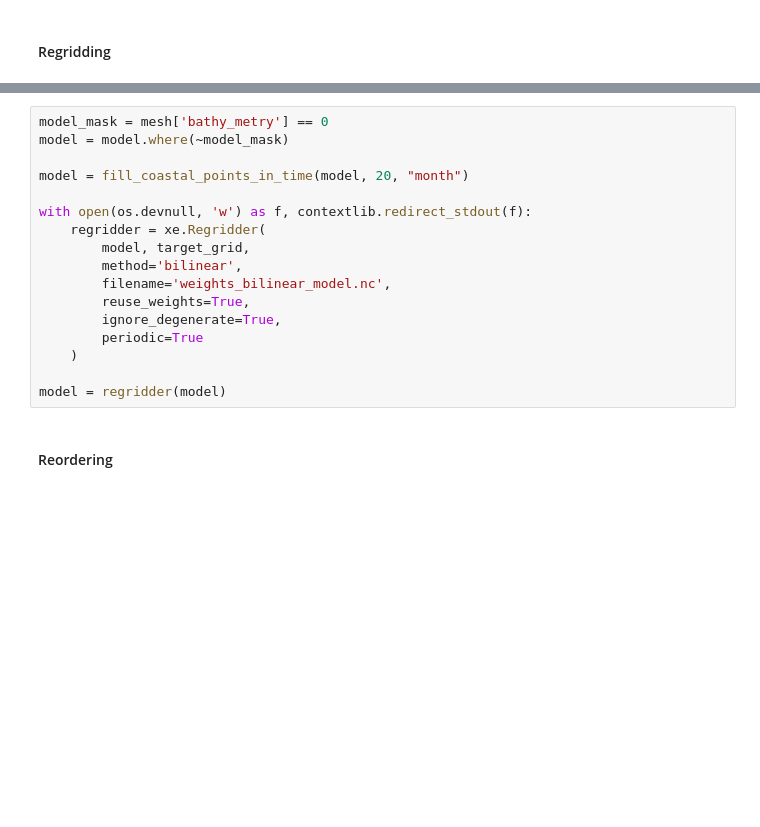
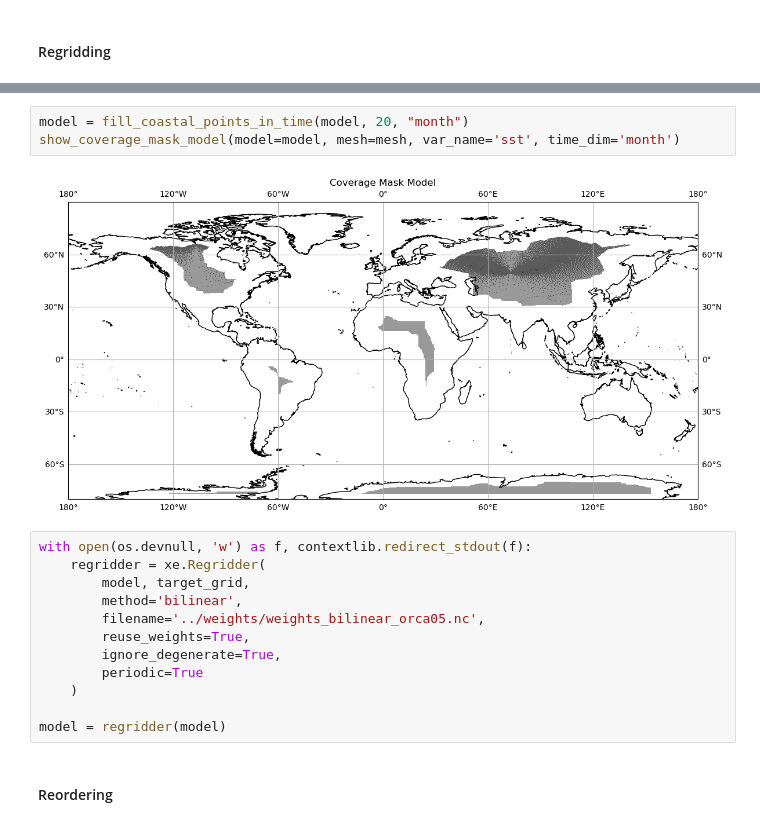
Before and after one commit to gantz-thomas-gantz/NEMOCheck, a Jupyter notebook: data/processing/processing.ipynb, the cells around one changed output, grey strips where cells are left out. Cells and saved outputs as stored; diff of their text form; blank space fills up the shorter version.

```diff
--- a/data/processing/processing.ipynb
+++ b/data/processing/processing.ipynb
@@ -320,14 +330,14 @@ model = model.assign_coords(lon=mesh['glamt'], lat=mesh['gphit'])
+# %%
+model = fill_coastal_points_in_time(model, 20, "month")
+show_coverage_mask_model(model=model, mesh=mesh, var_name='sst', time_dim='month')
+# %% [output]
+[figure, added]
 # %%
-model_mask = mesh['bathy_metry'] == 0
-model = model.where(~model_mask)
-
-model = fill_coastal_points_in_time(model, 20, "month")
-
 with open(os.devnull, 'w') as f, contextlib.redirect_stdout(f):
     regridder = xe.Regridder(
         model, target_grid,
         method='bilinear',
-        filename='weights_bilinear_model.nc',
+        filename='../weights/weights_bilinear_orca05.nc',
         reuse_weights=True,
         ignore_degenerate=True,
         periodic=True
```
Also changed, not shown: parts of 16 cells of this notebook, 7 other files.
